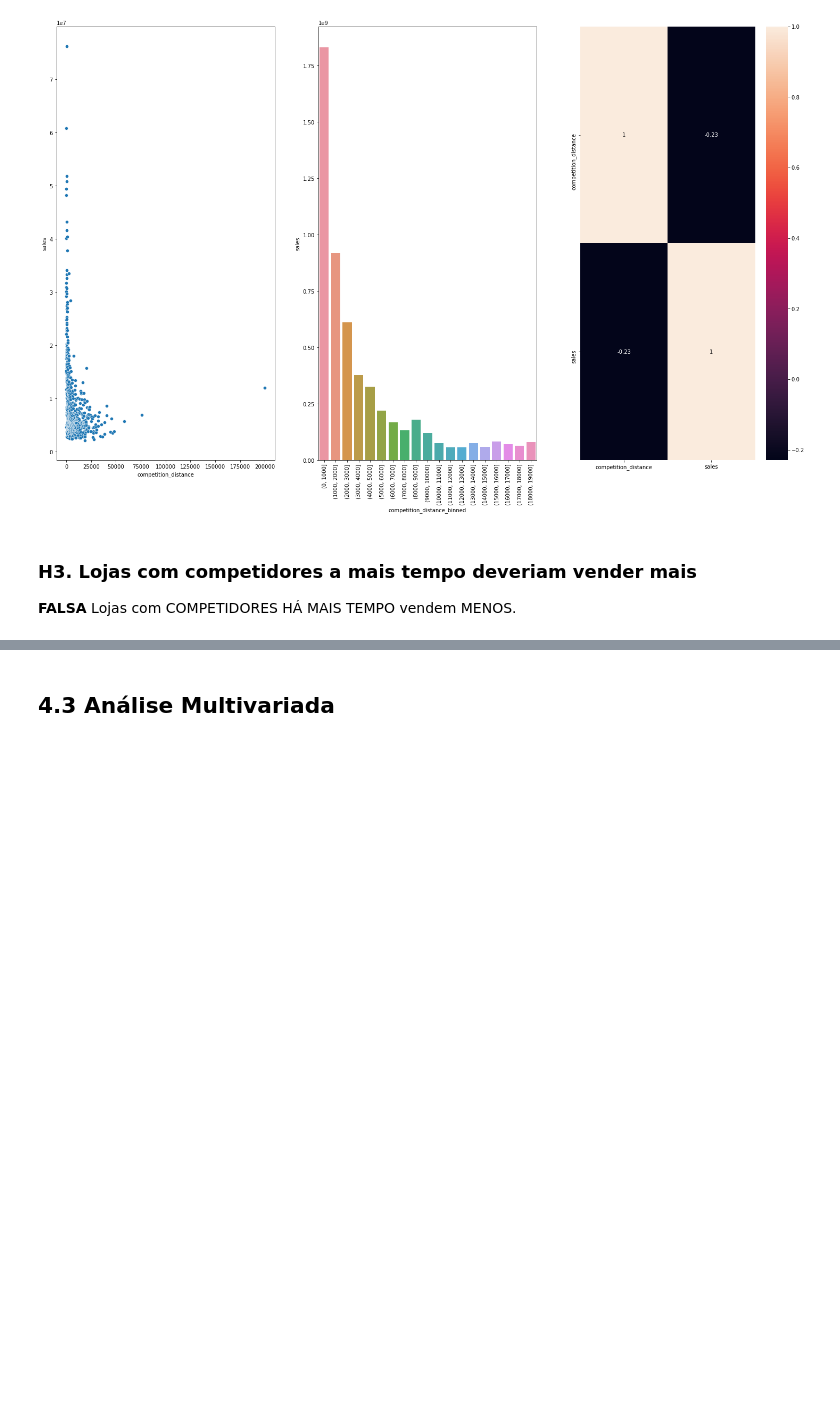
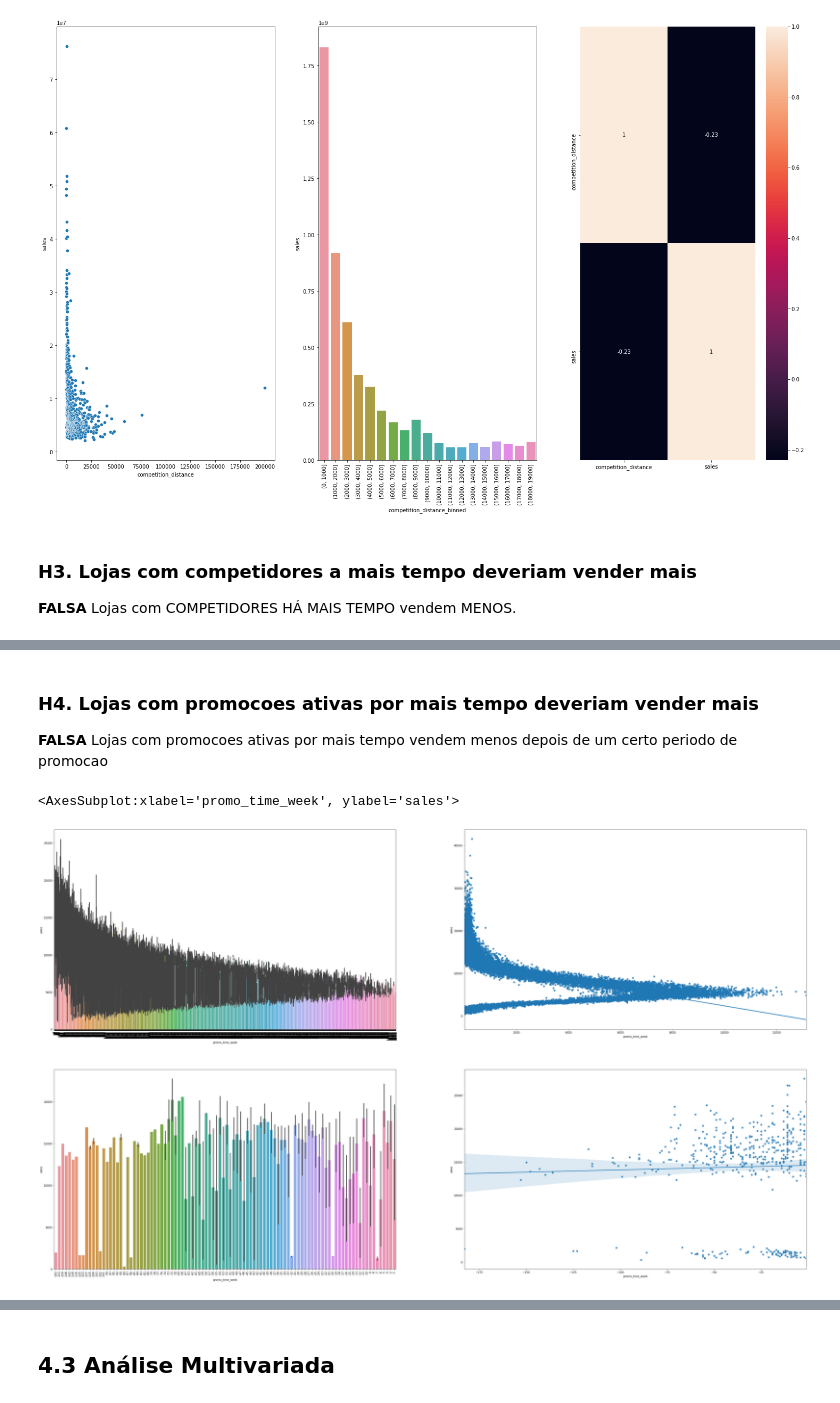
Before and after one commit to laioespinheira/rossmann_sales_prediction, a Jupyter notebook: m04_v01_store_sales_prediction.ipynb, the cells around one changed output, grey strips where cells are left out. Saved outputs shown, nothing was run; the diff lists cells and outputs as text; code cells hidden in the pictures; blank space fills up the shorter version.

```diff
--- a/m04_v01_store_sales_prediction.ipynb
+++ b/m04_v01_store_sales_prediction.ipynb
@@ -509,0 +510,27 @@ sns.heatmap( aux1.corr( method='pearson'), annot=True);
+# %% [markdown]
+### **H4.** Lojas com promocoes ativas por mais tempo deveriam vender mais
+**FALSA** Lojas com promocoes ativas por mais tempo vendem menos depois de um certo periodo de promocao
+# %%
+aux1 = df4[['promo_time_week', 'sales']].groupby('sales').sum().reset_index()
+
+plt.figure(figsize=(50,30))
+
+plt.subplot(2, 2, 1)
+aux2 = aux1[aux1['promo_time_week'] > 0 ] # promo extendido
+sns.barplot( x='promo_time_week', y='sales', data=aux2)
+plt.xticks(rotation=90);
+
+plt.subplot(2, 2, 2)
+sns.regplot( x='promo_time_week', y='sales', data=aux2)
+
+
+plt.subplot(2, 2, 3)
+aux3 = aux1[aux1['promo_time_week'] < 0 ] # promo regular
+sns.barplot( x='promo_time_week', y='sales', data=aux3)
+plt.xticks(rotation=90);
+
+plt.subplot(2, 2, 4)
+sns.regplot( x='promo_time_week', y='sales', data=aux3)
+# %% [output]
+<AxesSubplot:xlabel='promo_time_week', ylabel='sales'>
+[figure, added]
```
Also changed, not shown: parts of 8 cells of this notebook.
